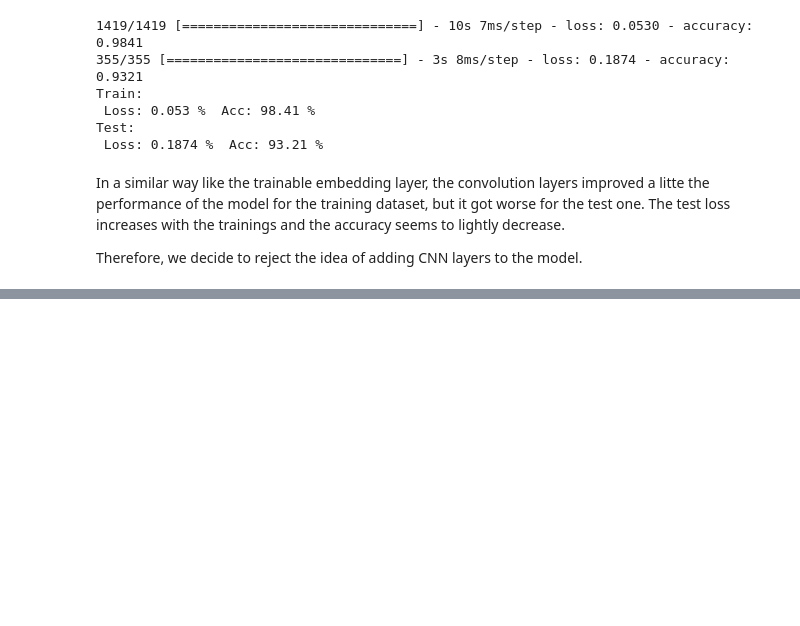
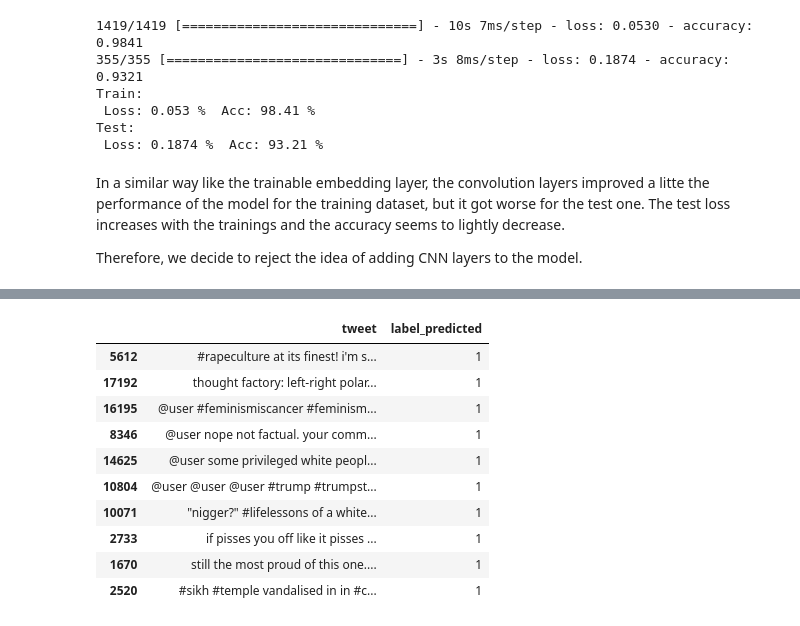
Before and after one commit to jabirkangarli/RR-project-Sentiment-Analysis-of-hate-tweets-1, a Jupyter notebook: New Project.ipynb, the cells around one changed output, grey strips where cells are left out. Drawn from its saved outputs; the diff is of its cells as text; code cells hidden in the pictures; blank space fills up the shorter version.

```diff
--- a/New Project.ipynb
+++ b/New Project.ipynb
@@ -858,0 +986,6 @@ Therefore, we decide to reject the idea of adding CNN layers to the model.
+# %%
+for i in range(len(pred_od)):
+    if pred_od[i]<0.5:
+        pred_od[i]=0
+    else:
+        pred_od[i]=1
@@ -858,0 +1033,15 @@ Therefore, we decide to reject the idea of adding CNN layers to the model.
+# %%
+# Cleaning tweets
+new_data= pd.read_csv('test.csv')
+hashtags = new_data['tweet'].str.extractall('#(?P<hashtag>[a-zA-Z0-9_]+)').reset_index().groupby('level_0').agg(lambda x: ' '.join(x.values))
+new_data.loc[:, 'hashtags'] = hashtags['hashtag']
+new_data['hashtags'].fillna('', inplace=True)
+new_data['clean_tweet'] = new_data['tweet'].apply(lambda x: re.sub(r'http\S+', '', x))
+new_data['clean_tweet'] = new_data['clean_tweet'].apply(lambda x: re.sub('@[a-zA-Z0-9_]+', '', x))
+new_data['clean_tweet'] = new_data['clean_tweet'].apply(lambda x: ''.join(ch for ch in x if ch not in set(punctuation)))
+new_data['clean_tweet'] = new_data['clean_tweet'].str.lower()
+new_data['clean_tweet'] = new_data['clean_tweet'].str.replace("[0-9]", " ")
+new_data['clean_tweet'] = new_data['clean_tweet'].apply(lambda x:' '.join(x.split()))
+new_data['clean_tweet'] = lemmatization(new_data['clean_tweet'])
+new_data['clean_tweet'] = new_data.clean_tweet.str.replace('[^a-zA-Z]', ' ')
+new_data.head(8)
@@ -858,0 +1058,4 @@ Therefore, we decide to reject the idea of adding CNN layers to the model.
+# %%
+newdata_numeric = tokenizer.texts_to_sequences(new_data.clean_tweet)
+newdata_pad = pad_sequences(newdata_numeric, largest)
+pred_nd=model.predict(newdata_pad)
@@ -858,0 +1064,8 @@ Therefore, we decide to reject the idea of adding CNN layers to the model.
+# %%
+new_data['label_predicted']=0
+
+for i in range(len(pred_nd)):
+    if pred_nd[i]<0.5:
+        new_data['label_predicted'][i]=0
+    else:
+        new_data['label_predicted'][i]=1
@@ -858,0 +1081,15 @@ Therefore, we decide to reject the idea of adding CNN layers to the model.
+# %%
+#pd.set_option('display.max_colwidth', None)
+new_data[new_data.label_predicted == 1][['tweet','label_predicted']].sample(10)
+# %% [output]
+|  | tweet | label_predicted |
+| 5612 | #rapeculture at its finest! i'm s... | 1 |
+| 17192 | thought factory: left-right polar... | 1 |
+| 16195 | @user #feminismiscancer #feminism... | 1 |
+| 8346 | @user nope not factual. your comm... | 1 |
+| 14625 | @user some privileged white peopl... | 1 |
+| 10804 | @user @user @user #trump #trumpst... | 1 |
+| 10071 | "nigger?" #lifelessons of a white... | 1 |
+| 2733 | if pisses you off like it pisses ... | 1 |
+| 1670 | still the most proud of this one.... | 1 |
+| 2520 | #sikh #temple vandalised in in #c... | 1 |
```
Also changed, not shown: parts of 22 cells of this notebook.
